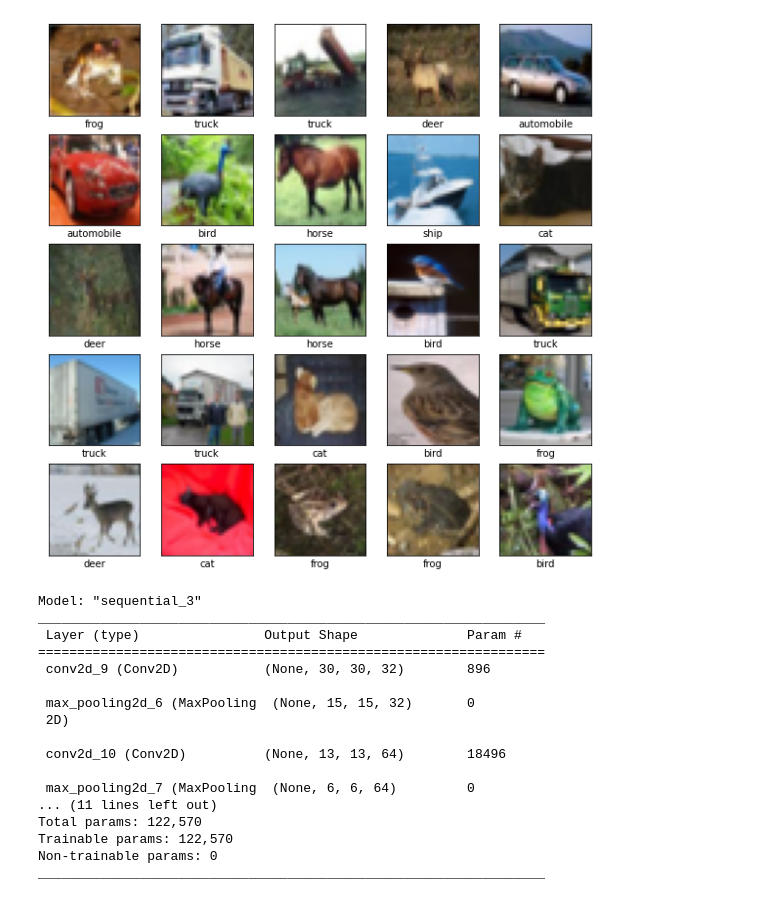
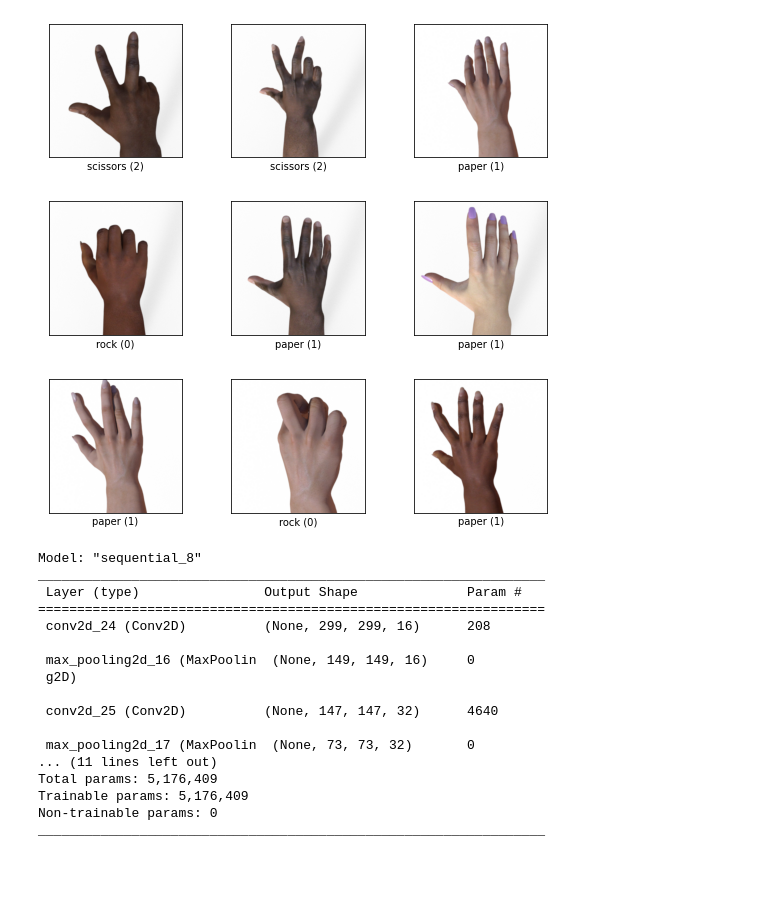
Before and after one commit to ryanbbb/Malaria-Cell-Image-Classification, a Jupyter notebook: cnn.ipynb, the cells around one changed output. Saved outputs shown, nothing was run; the diff lists cells and outputs as text; code cells hidden in the pictures; blank space fills up the shorter version.

```diff
--- a/cnn.ipynb
+++ b/cnn.ipynb
@@ -7,60 +7,50 @@ import ssl
 
 ssl._create_default_https_context = ssl._create_unverified_context
 # %%
-(train_images, train_labels), (test_images, test_labels) = datasets.cifar10.load_data()
+#(ds_image, ds_test) (ds_t, ds_w), info = tfds.load('rock_paper_scissors', split = ['train','test'], shuffle_files = True, as_supervised = True, with_info = True, batch_size = -1)
+
+(ds_train, ds_test), info = tfds.load('rock_paper_scissors', split = ['train','test'], shuffle_files = True, as_supervised = True, with_info = True, batch_size = -1)
 
 # Normalize pixel values to be between 0 and 1
-train_images, test_images = train_images / 255.0, test_images / 255.0
+#train_images, test_images = train_images / 255.0, test_images / 255.0
-# %%
-class_names = ['airplane', 'automobile', 'bird', 'cat', 'deer',
-               'dog', 'frog', 'horse', 'ship', 'truck']
-
-plt.figure(figsize=(10,10))
-for i in range(25):
-    plt.subplot(5,5,i+1)
-    plt.xticks([])
-    plt.yticks([])
-    plt.grid(False)
-    plt.imshow(train_images[i])
-    # The CIFAR labels happen to be arrays,
-    # which is why you need the extra index
-    plt.xlabel(class_names[train_labels[i][0]])
-plt.show()
-# %% [output]
-[figure, removed]
+# %%
+fig = tfds.show_examples(ds_train, info)
+plt.show(fig)
+# %% [output]
+[figure, added]
 # %%
 # (3,3) convolution window. Convolutional layer 1 has 32 output channels while layers 1,2 have 64 output channels.
 # Dimensionality of the tensor decreases as more conv and pooling layers are passed.
 # As dimensionality decreases, we can afford to add more output channels (from 32 to 64) deeper in the model.
 model = models.Sequential()
-model.add(layers.Conv2D(32, (3, 3), activation='relu', input_shape=(32, 32, 3)))
+model.add(layers.Conv2D(16, (2, 2), activation='relu', input_shape=(300, 300, 3)))
 model.add(layers.MaxPooling2D((2, 2)))
-model.add(layers.Conv2D(64, (3, 3), activation='relu'))
+model.add(layers.Conv2D(32, (3, 3), activation='relu'))
 model.add(layers.MaxPooling2D((2, 2)))
-model.add(layers.Conv2D(64, (3, 3), activation='relu'))
+model.add(layers.Conv2D(32, (3, 3), activation='relu'))
 
 #Dense layers: flatten tensor into vector for dense layer input
 model.add(layers.Flatten())
-model.add(layers.Dense(64, activation='relu'))
-model.add(layers.Dense(10))
+model.add(layers.Dense(32, activation='relu'))
+model.add(layers.Dense(9))
 
 model.summary()
 # %% [output]
-Model: "sequential_3"
+Model: "sequential_8"
 _________________________________________________________________
  Layer (type)                Output Shape              Param #
 =================================================================
- conv2d_9 (Conv2D)           (None, 30, 30, 32)        896
+ conv2d_24 (Conv2D)          (None, 299, 299, 16)      208
 
- max_pooling2d_6 (MaxPooling  (None, 15, 15, 32)       0
- 2D)
+ max_pooling2d_16 (MaxPoolin  (None, 149, 149, 16)     0
+ g2D)
 
- conv2d_10 (Conv2D)          (None, 13, 13, 64)        18496
+ conv2d_25 (Conv2D)          (None, 147, 147, 32)      4640
 
- max_pooling2d_7 (MaxPooling  (None, 6, 6, 64)         0
+ max_pooling2d_17 (MaxPoolin  (None, 73, 73, 32)       0
 ... (11 lines left out)
-Total params: 122,570
-Trainable params: 122,570
+Total params: 5,176,409
+Trainable params: 5,176,409
 Non-trainable params: 0
 _________________________________________________________________
 # %%
```
Also changed, not shown: parts of 1 cell of this notebook.
